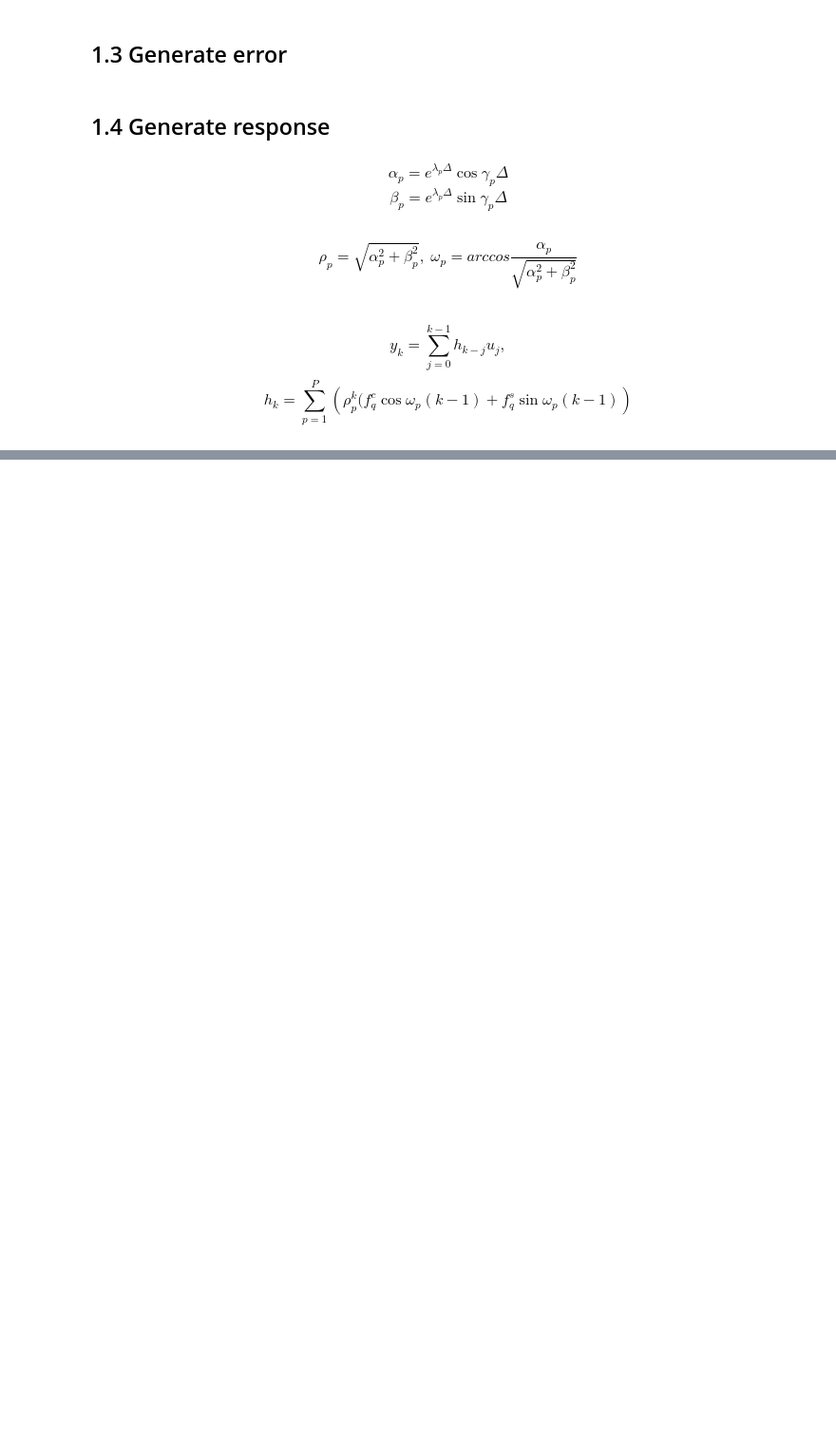
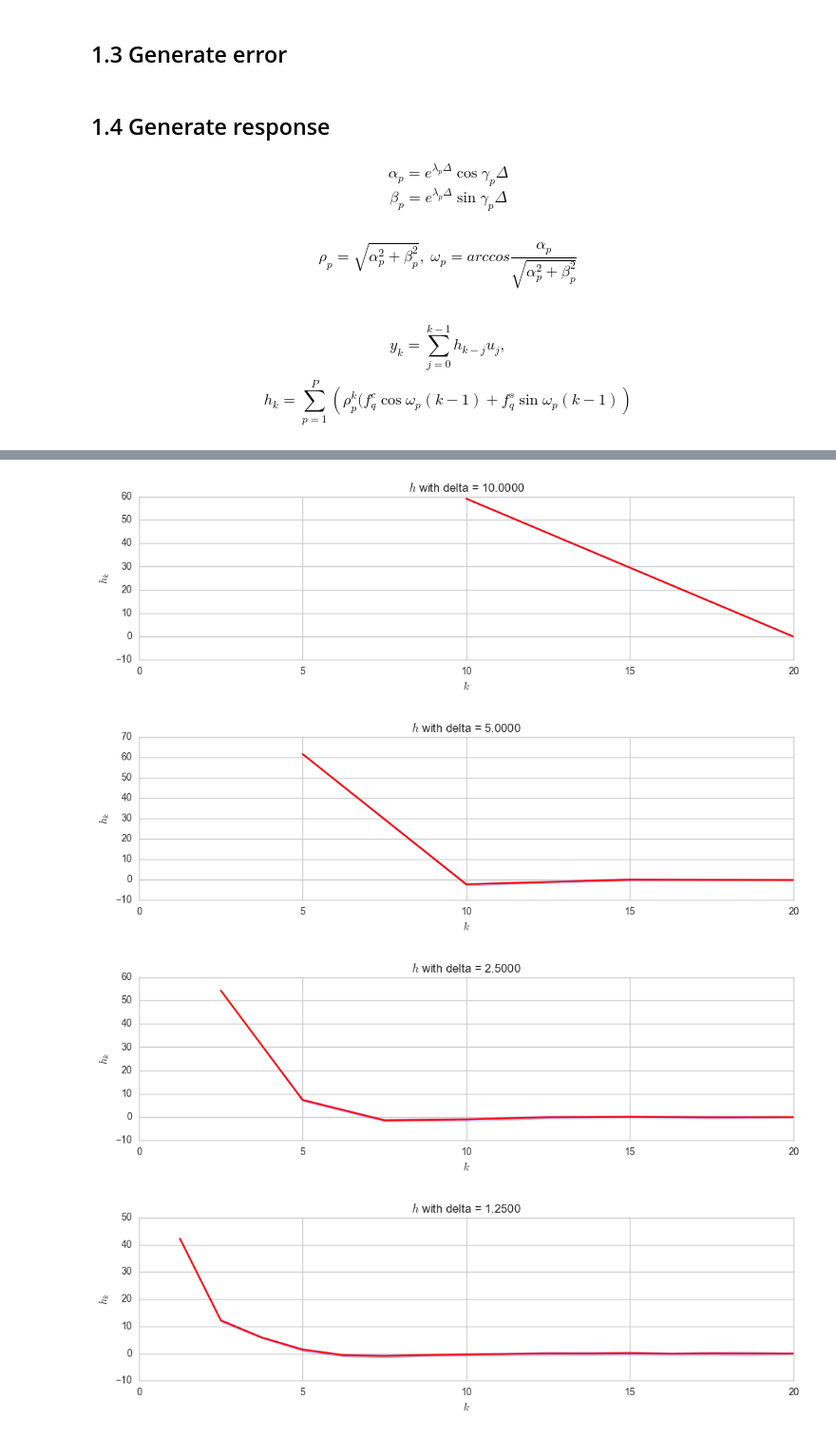
Before and after one commit to Megalitum/gubarev_labs, a Jupyter notebook: lab2_m3.ipynb, the cells around one changed output, grey strips where cells are left out. Shown at 95% size. Saved outputs shown, nothing was run; the diff lists cells and outputs as text; code cells hidden in the pictures; blank space fills up the shorter version.

```diff
--- a/lab2_m3.ipynb
+++ b/lab2_m3.ipynb
@@ -201,0 +249,24 @@ np.savetxt('y_noisy.txt', params['y_noisy'])
+# %%
+def solve_detalization(detalization, delta, h_prev=None):
+    global no_stages
+    global split_depth
+    global T
+    h_min = []
+    h_max = []
+    for epoch_no in range(no_stages):
+        h_min_max = solve_epoch(y_noisy[epoch_no][:-1], detalization, epoch_no, delta, h_prev)
+        h_min.append(h_min_max[0])
+        h_max.append(h_min_max[1])
+    h_low, h_high = np.amax(h_min, axis=0), np.amin(h_max, axis=0)
+    # plotting aggragated h
+    shift = 2**(split_depth - detalization)
+    real_timegrid = arange(shift, shift*(h_low.shape[0] + 1), shift) * delta
+    fig, ax_h = subplots(figsize=(12,3))
+    fig.set_size_inches(12, 3)
+    ax_h.set_title('$h$ with delta = %0.4f' % (shift * delta))
+    ax_h.set_xlabel('$k$')
+    ax_h.set_ylabel('$h_k$')
+    ax_h.plot(real_timegrid, (h_low + h_high) / 2, 'r-')
+    ax_h.fill_between(real_timegrid, h_high, h_low, color='b', alpha=0.2)
+    ax_h.set_xlim((0, T))
+    return h_low, h_high
@@ -201,0 +278,14 @@ np.savetxt('y_noisy.txt', params['y_noisy'])
+# %%
+def solve_tixonov(delta):
+    global split_depth
+    h_current = None
+    for detal in range(split_depth + 1):
+        h_current = solve_detalization(detal, delta)
+    return h_current
+# %%
+h_low, h_high = solve_tixonov(params['delta'])
+# %% [output]
+[figure, added]
+[figure, added]
+[figure, added]
+[figure, added]
```
Also changed, not shown: parts of 12 cells of this notebook.
